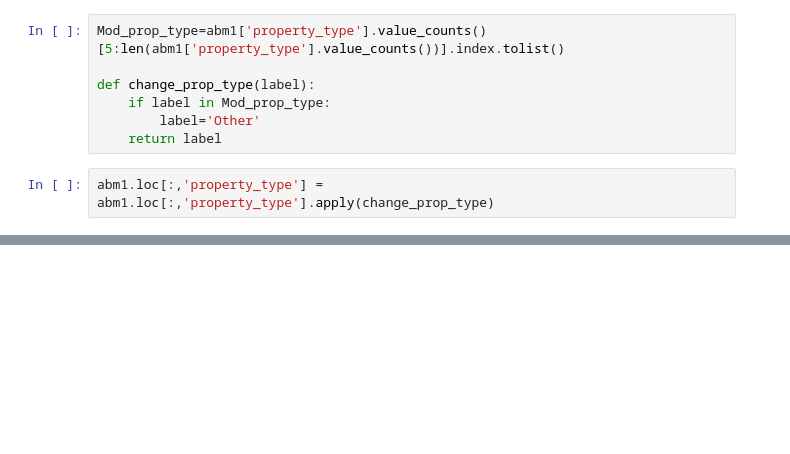
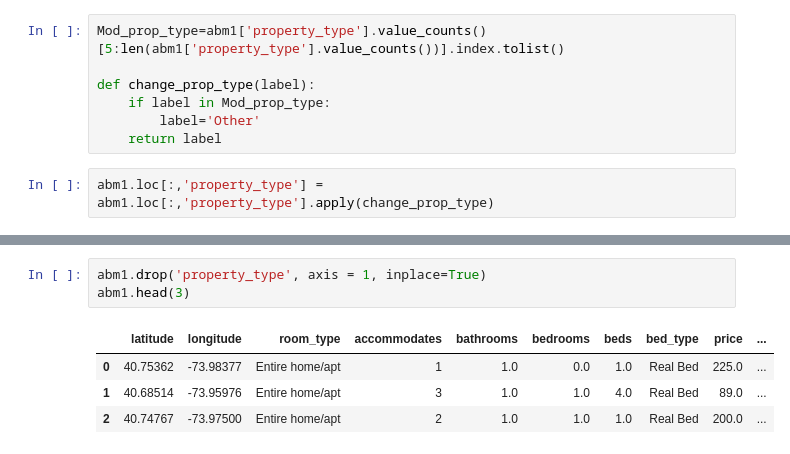
Before and after one commit to whitw/CAUBigdata, a Jupyter notebook: big-data-team-17-cau.ipynb, the cells around one changed output, grey strips where cells are left out. Cells and saved outputs as stored; diff of their text form; blank space fills up the shorter version.

```diff
--- a/big-data-team-17-cau.ipynb
+++ b/big-data-team-17-cau.ipynb
@@ -2097,0 +224,8 @@ R^2: 0.7272
+# %%
+abm1.drop('property_type', axis = 1, inplace=True)
+abm1.head(3)
+# %% [output]
+|  | latitude | longitude | room_type | accommodates | bathrooms | bedrooms | beds | bed_type | price | ... |
+| 0 | 40.75362 | -73.98377 | Entire home/apt | 1 | 1.0 | 0.0 | 1.0 | Real Bed | 225.0 | ... |
+| 1 | 40.68514 | -73.95976 | Entire home/apt | 3 | 1.0 | 1.0 | 4.0 | Real Bed | 89.0 | ... |
+| 2 | 40.74767 | -73.97500 | Entire home/apt | 2 | 1.0 | 1.0 | 1.0 | Real Bed | 200.0 | ... |
```
Also changed, not shown: parts of 259 cells of this notebook.
